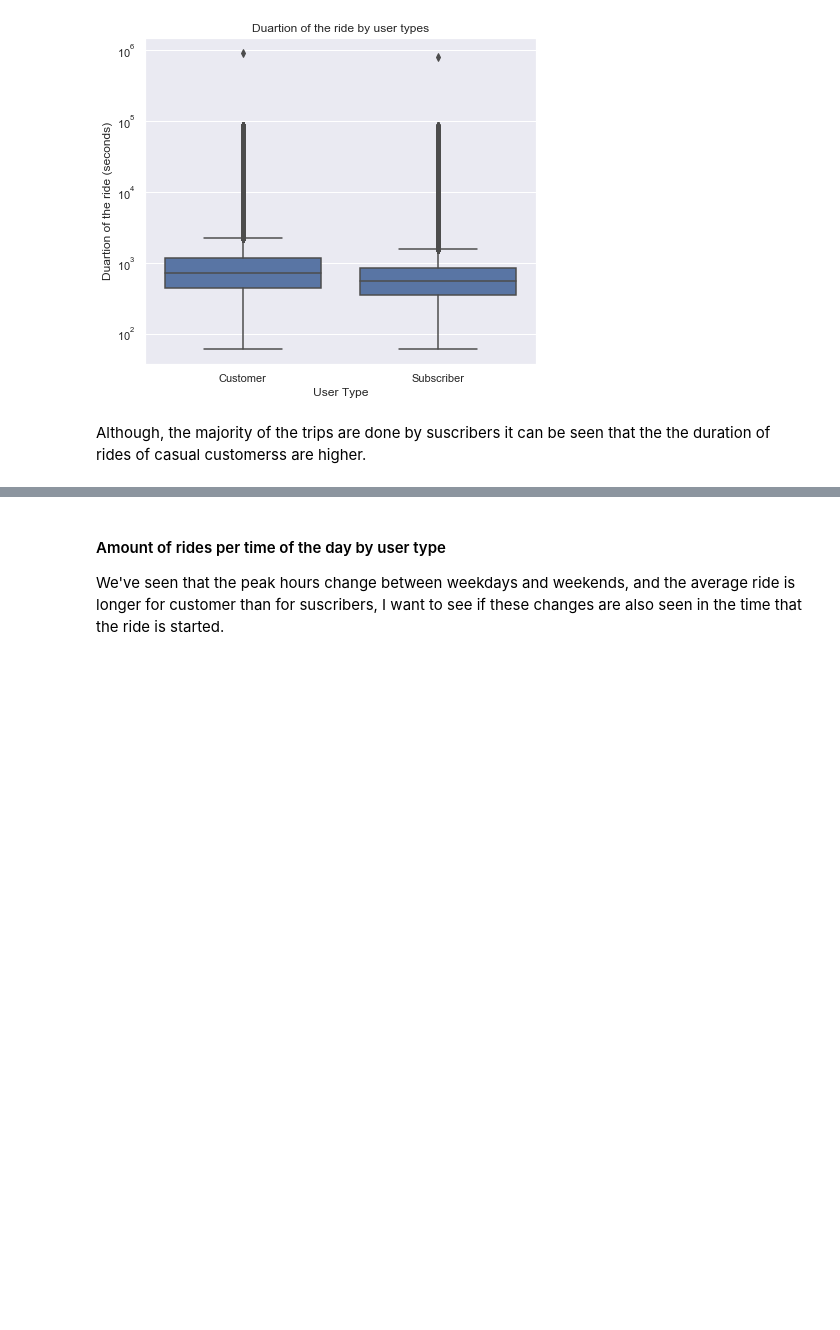
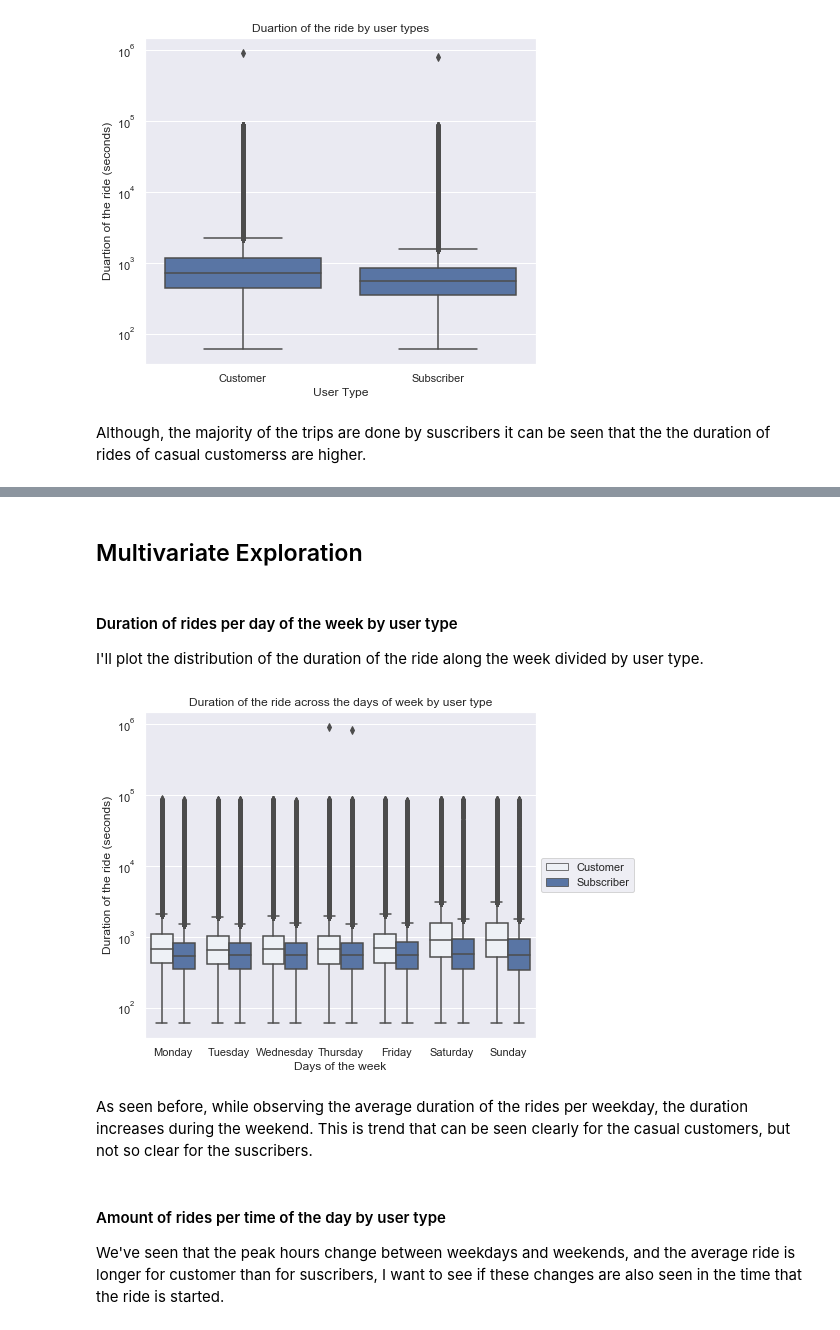
Before and after one commit to Victoriapm/GoBike-SystemData-Analysis, a Jupyter notebook: Data_exploration.ipynb, the cells around one changed output, grey strips where cells are left out. Drawn from its saved outputs; the diff is of its cells as text; code cells hidden in the pictures; blank space fills up the shorter version.

Commit message:
feat: Add multivariate exploration

```diff
--- a/Data_exploration.ipynb
+++ b/Data_exploration.ipynb
@@ -416,3 +469,32 @@ Although, the majority of the trips are done by suscribers it can be seen that t
+# %% [markdown]
+## Multivariate Exploration
+# %% [markdown]
+#### Duration of rides per day of the week by user type
+I'll plot the distribution of the duration of the ride along the week divided by user type.
+# %%
+#plot trip time across different days of the week
+base_color = sb.color_palette()[0]
+
+# replace the 0-7 numbers for the name of the weekday
+labels = ['Monday', 'Tuesday', 'Wednesday', 'Thursday', 'Friday', 'Saturday', 'Sunday']
+
+#set log scale fro outeliers
+f, ax = plt.subplots(figsize=(7, 6))
+ax.set_yscale("log")
+
+ax = sb.boxplot(data = df, x = 'start_day', y = 'duration_sec', color = base_color, hue = 'user_type');
+
+# labels box outside the graph
+plt.legend(loc = 6, bbox_to_anchor = (1.0, 0.5))
+ax.set(xticks=range(7), xticklabels=labels)
+
+plt.xlabel("Days of the week")
+plt.ylabel("Duration of the ride (seconds)")
+plt.title("Duration of the ride across the days of week by user type");
+# %% [output]
+[figure, added]
+# %% [markdown]
+As seen before, while observing the average duration of the rides per weekday, the duration increases during the weekend. This is trend that can be seen clearly for the casual customers, but not so clear for the suscribers.
 # %% [markdown]
 #### Amount of rides per time of the day by user type
 We've seen that the peak hours change between weekdays and weekends, and the average ride is longer for customer than for suscribers, I want to see if these changes are also seen in the time that the ride is started.
```
Also changed, not shown: parts of 60 cells of this notebook, 1 other file.
